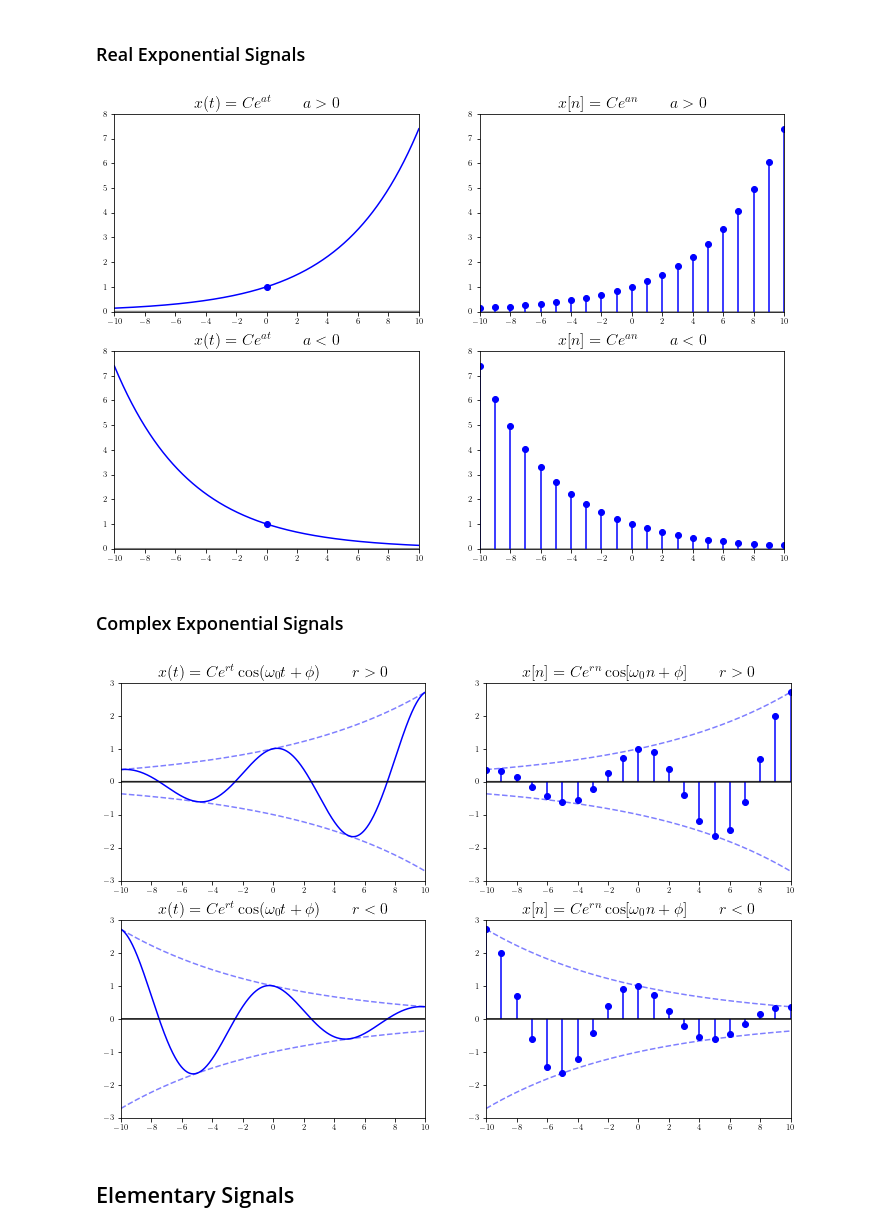
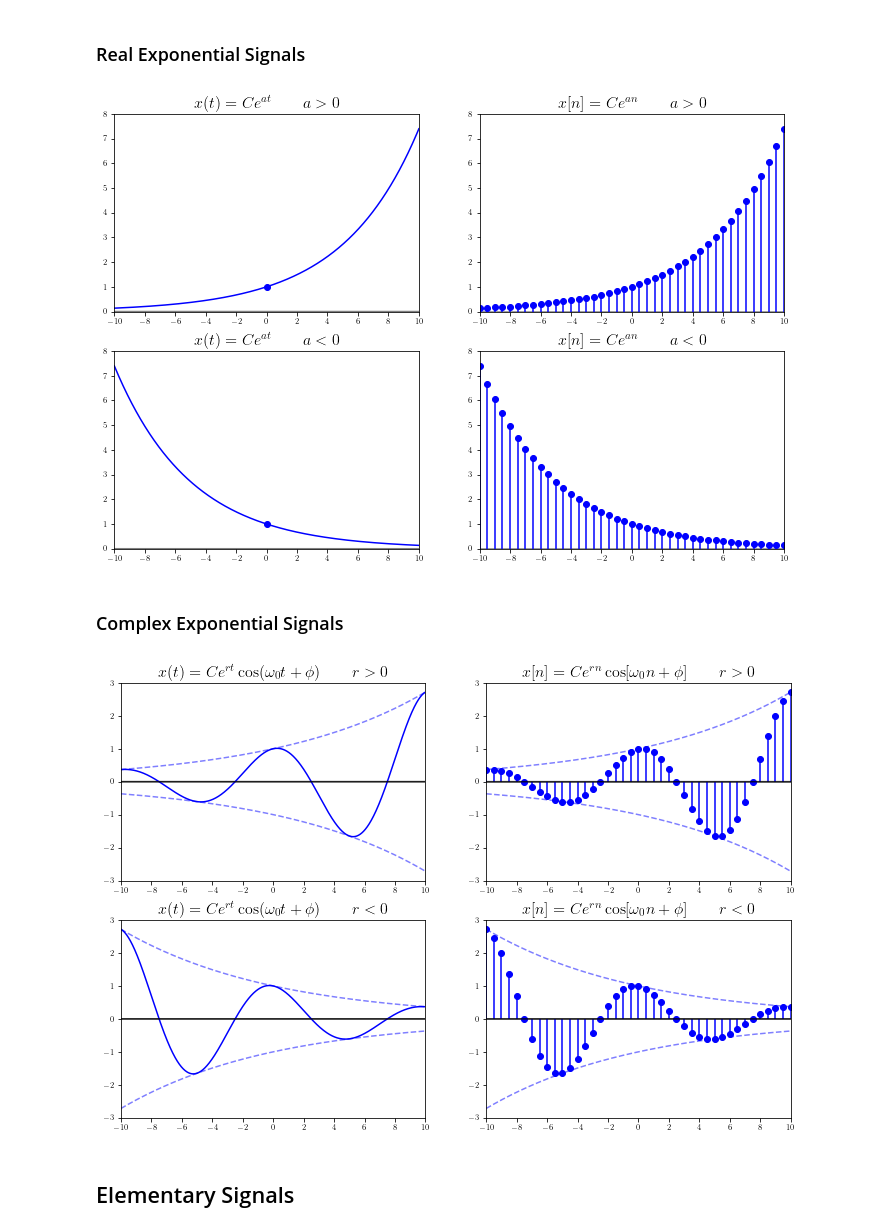
Before and after one commit to tmquan/ivcl, a Jupyter notebook: _sources/courses/dsp/intro.ipynb, the cells around one changed output. Saved outputs shown, nothing was run; the diff lists cells and outputs as text; code cells hidden in the pictures.

```diff
--- a/_sources/courses/dsp/intro.ipynb
+++ b/_sources/courses/dsp/intro.ipynb
@@ -247,36 +247,36 @@ fig, ax = plt.subplots(
     2, 2,
     figsize=(12, 8),
     # tight_layout=True,
 )
 
 mpl_axes_plot(ax[0][0], sp.exp((t)/5), (t, -40, 40), color='b')
 ax[0][0].scatter(0, 1, color='b')
 ax[0][0].set_xlim(-10, 10, 1)
 ax[0][0].set_ylim(0, 8, 1)
 ax[0][0].set_title(r'$x(t) = Ce^{at}  \qquad  a>0$', fontsize=16)
 
 
-mpl_axes_stem(ax[0][1], sp.exp((t)/5), (t, -40, 40, 1), linefmt='b', markerfmt='bo')
+mpl_axes_stem(ax[0][1], sp.exp((t)/5), (t, -40, 40, 0.5), linefmt='b', markerfmt='bo')
 ax[0][1].set_xlim(-10, 10, 1)
 ax[0][1].set_ylim(0, 8, 1)
 ax[0][1].set_title(r'$x[n] = Ce^{an}  \qquad  a>0$', fontsize=16)
 
 
 mpl_axes_plot(ax[1][0], sp.exp((-t)/5), (t, -40, 40), color='b')
 ax[1][0].scatter(0, 1, color='b')
 ax[1][0].set_xlim(-10, 10, 1)
 ax[1][0].set_ylim(0, 8, 1)
 ax[1][0].set_title(r'$x(t) = Ce^{at}  \qquad  a<0$', fontsize=16)
 
 
-mpl_axes_stem(ax[1][1], sp.exp((-t)/5), (t, -40, 40, 1), linefmt='b', markerfmt='bo')
+mpl_axes_stem(ax[1][1], sp.exp((-t)/5), (t, -40, 40, 0.5), linefmt='b', markerfmt='bo')
 ax[1][1].set_xlim(-10, 10, 1)
 ax[1][1].set_ylim(0, 8, 1)
 ax[1][1].set_title(r'$x[n] = Ce^{an}  \qquad  a<0$', fontsize=16)
 
 plt.show()
 # %% [output]
-[figure, old version]
+[figure, new version]
 # %% [markdown]
 ### Complex Exponential Signals
 # %%
@@ -295,7 +295,7 @@ ax[0][0].set_ylim(-3, 3, 1)
 ax[0][0].set_title(r'$x(t) = Ce^{rt}\cos(\omega_0t+\phi) \qquad r>0$', fontsize=16)
 
 
-mpl_axes_stem(ax[0][1], sp.exp((t)/10)*sp.cos(2*np.pi*t/10), (t, -40, 40, 1), linefmt='b', markerfmt='bo')
+mpl_axes_stem(ax[0][1], sp.exp((t)/10)*sp.cos(2*np.pi*t/10), (t, -40, 40, 0.5), linefmt='b', markerfmt='bo')
 mpl_axes_plot(ax[0][1], sp.exp((t)/10), (t, -40, 40), color='b', alpha=0.5, linestyle='--')
 mpl_axes_plot(ax[0][1], -sp.exp((t)/10), (t, -40, 40), color='b', alpha=0.5, linestyle='--')
 ax[0][1].set_xlim(-10, 10, 1)
@@ -311,7 +311,7 @@ ax[1][0].set_ylim(-3, 3, 1)
 ax[1][0].set_title(r'$x(t) = Ce^{rt}\cos(\omega_0t+\phi) \qquad r<0$', fontsize=16)
 
 
-mpl_axes_stem(ax[1][1], sp.exp((-t)/10)*sp.cos(2*np.pi*t/10), (t, -40, 40, 1), linefmt='b', markerfmt='bo')
+mpl_axes_stem(ax[1][1], sp.exp((-t)/10)*sp.cos(2*np.pi*t/10), (t, -40, 40, 0.5), linefmt='b', markerfmt='bo')
 mpl_axes_plot(ax[1][1], sp.exp((-t)/10), (t, -40, 40), color='b', alpha=0.5, linestyle='--')
 mpl_axes_plot(ax[1][1], -sp.exp((-t)/10), (t, -40, 40), color='b', alpha=0.5, linestyle='--')
 ax[1][1].set_xlim(-10, 10, 1)
@@ -320,7 +320,7 @@ ax[1][1].set_title(r'$x[n] = Ce^{rn}\cos[\omega_0n+\phi] \qquad r<0$', fontsize=
 
 plt.show()
 # %% [output]
-[figure, old version]
+[figure, new version]
 # %% [markdown]
 ## Elementary Signals
 # %% [markdown]
```
Also changed, not shown: parts of 2 cells of this notebook, 5 other files.
